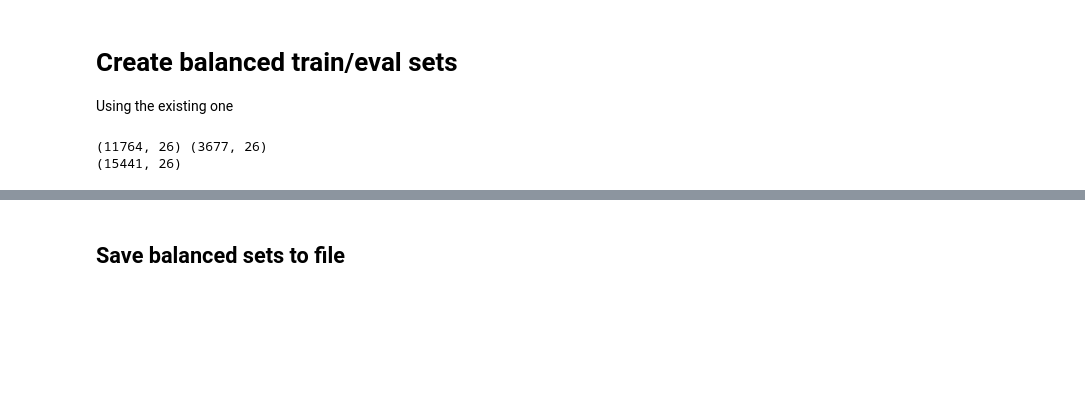
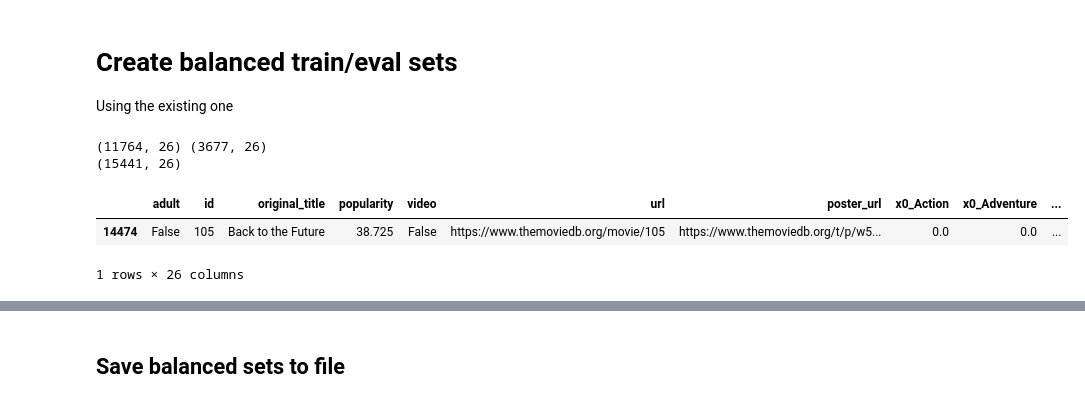
Before and after one commit to rainerenglisch/AIDA_movie_genre, a Jupyter notebook: notebooks/04_train_test_split_v3.ipynb, the cells around one changed output, grey strips where cells are left out. Drawn from its saved outputs; the diff is of its cells as text; code cells hidden in the pictures; blank space fills up the shorter version.

Commit message:
Balanced Train-Set

```diff
--- a/notebooks/04_train_test_split_v3.ipynb
+++ b/notebooks/04_train_test_split_v3.ipynb
@@ -377,6 +377,12 @@ print(df_train.shape)
 # %% [output]
 (11764, 26) (3677, 26)
 (15441, 26)
+# %%
+display(df_train.loc[df_train.id == 105])
+# %% [output]
+|  | adult | id | original_title | popularity | video | url | poster_url | x0_Action | x0_Adventure | ... |
+| 14474 | False | 105 | Back to the Future | 38.725 | False | https://www.themoviedb.org/movie/105 | https://www.themoviedb.org/t/p/w5... | 0.0 | 0.0 | ... |
+1 rows × 26 columns
 # %%
 # Correct old fashioned column names
 df_train = df_train.rename(columns={
```
Also changed, not shown: parts of 5 cells of this notebook, 1 other file.
